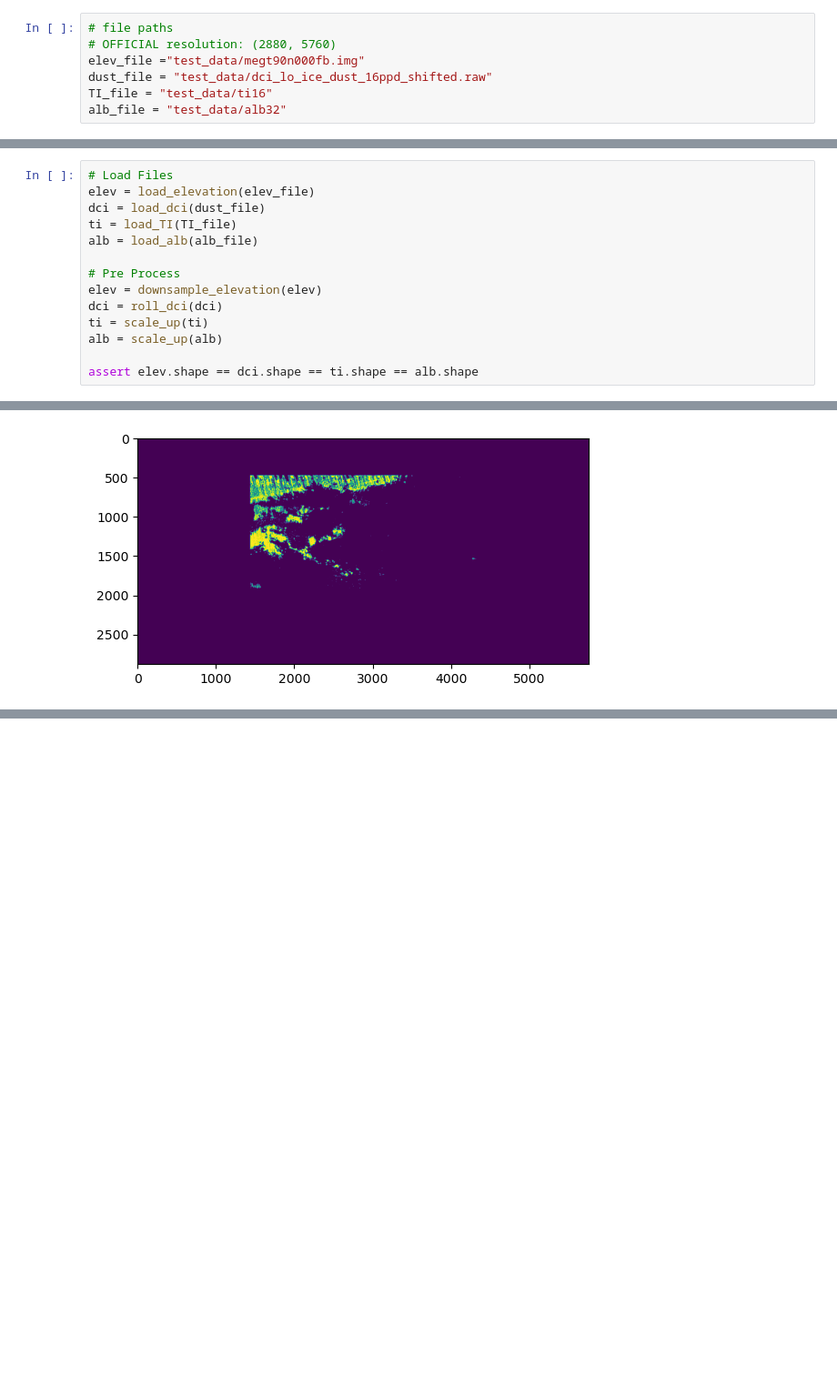
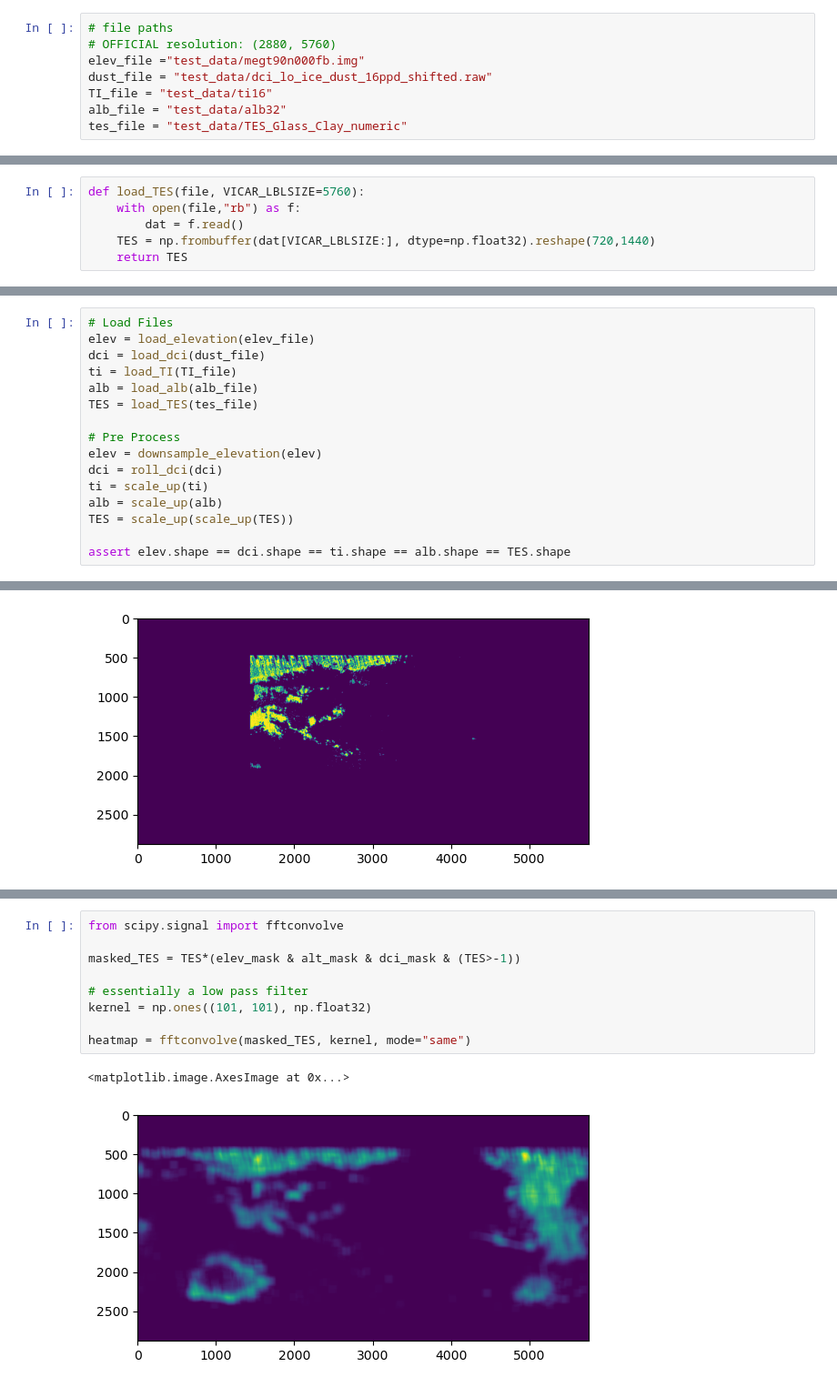
Before and after one commit to hlakams/mars-landing, a Jupyter notebook: Drafting.ipynb, the cells around one changed output, grey strips where cells are left out. Shown at 91% size. Saved outputs shown, nothing was run; the diff lists cells and outputs as text; blank space fills up the shorter version.

```diff
--- a/Drafting.ipynb
+++ b/Drafting.ipynb
@@ -20,6 +20,7 @@ elev_file ="test_data/megt90n000fb.img"
 dust_file = "test_data/dci_lo_ice_dust_16ppd_shifted.raw"
 TI_file = "test_data/ti16"
 alb_file = "test_data/alb32"
+tes_file = "test_data/TES_Glass_Clay_numeric"
 # %%
 def load_elevation(file):
     with open(file,"rb") as f:
@@ -45,6 +46,12 @@ def load_alb(file, VICAR_LBLSIZE=11520):
         dat = f.read()
     alb = np.frombuffer(dat[VICAR_LBLSIZE:], dtype=np.float32).reshape(1440,2880)
     return alb
+# %%
+def load_TES(file, VICAR_LBLSIZE=5760):
+    with open(file,"rb") as f:
+        dat = f.read()
+    TES = np.frombuffer(dat[VICAR_LBLSIZE:], dtype=np.float32).reshape(720,1440)
+    return TES
 # %%
 def roll_dci(dci, ROLL=2880):
     return np.roll(dci, ROLL, axis=1)
@@ -68,14 +76,16 @@ elev = load_elevation(elev_file)
 dci = load_dci(dust_file)
 ti = load_TI(TI_file)
 alb = load_alb(alb_file)
+TES = load_TES(tes_file)
 
 # Pre Process
 elev = downsample_elevation(elev)
 dci = roll_dci(dci)
 ti = scale_up(ti)
 alb = scale_up(alb)
+TES = scale_up(scale_up(TES))
 
-assert elev.shape == dci.shape == ti.shape == alb.shape
+assert elev.shape == dci.shape == ti.shape == alb.shape == TES.shape
 # %%
 elev[0::2,0::2].shape
 # %% [output]
@@ -250,0 +276,12 @@ plt.show()
+# %%
+from scipy.signal import fftconvolve
+
+masked_TES = TES*(elev_mask & alt_mask & dci_mask & (TES>-1))
+
+# essentially a low pass filter
+kernel = np.ones((101, 101), np.float32)
+
+heatmap = fftconvolve(masked_TES, kernel, mode="same")
+# %% [output]
+<matplotlib.image.AxesImage at 0x...>
+[figure, added]
```
Also changed, not shown: parts of 4 cells of this notebook.
